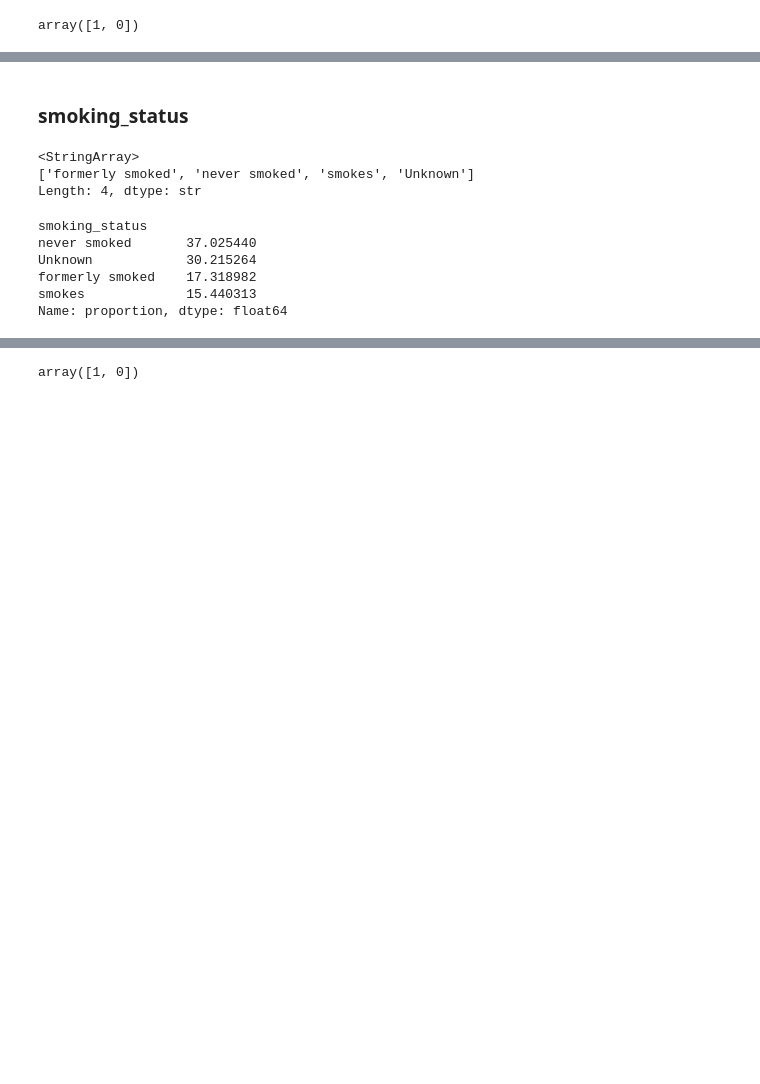
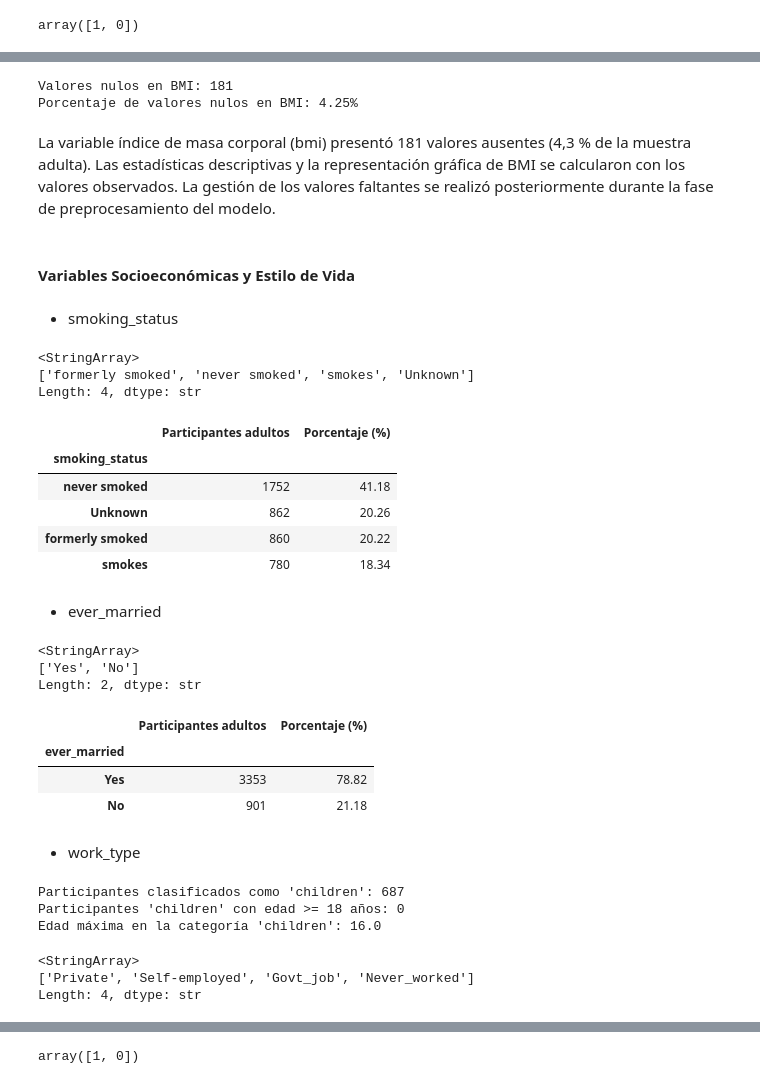
Before and after one commit to raquelmartinrodriguez/prediccion_ocurrencia_infarto_cerebral, a Jupyter notebook: prediccion_infarto_cerebral.ipynb, the cells around one changed output, grey strips where cells are left out. Cells and saved outputs as stored; diff of their text form; code cells hidden in the pictures; blank space fills up the shorter version.

```diff
--- a/prediccion_infarto_cerebral.ipynb
+++ b/prediccion_infarto_cerebral.ipynb
@@ -336,3 +316,18 @@ Valores nulos en BMI: 201 (3.93%)
+# %%
+# Presencia de valores nulos
+n_nulos_bmi = df_adultos["bmi"].isna().sum()
+pct_nulos_bmi = df_adultos["bmi"].isna().mean() * 100
+
+print(f"Valores nulos en BMI: {n_nulos_bmi}")
+print(f"Porcentaje de valores nulos en BMI: {pct_nulos_bmi:.2f}%")
+# %% [output]
+Valores nulos en BMI: 181
+Porcentaje de valores nulos en BMI: 4.25%
+# %% [markdown]
+La variable índice de masa corporal (bmi) presentó 181 valores ausentes (4,3 % de la muestra adulta). Las estadísticas descriptivas y la representación gráfica de BMI se calcularon con los valores observados. La gestión de los valores faltantes se realizó posteriormente durante la fase de preprocesamiento del modelo.
+# %% [markdown]
+<a id="variables-socioeconomicas"></a>
+#### <a id="seccion-1-1-3"></a>Variables Socioeconómicas y Estilo de Vida
 # %% [markdown]
-### smoking_status
+* smoking_status
 # %%
@@ -342,12 +337,25 @@ df["smoking_status"].unique()
 ['formerly smoked', 'never smoked', 'smokes', 'Unknown']
 Length: 4, dtype: str
 # %%
-# frecuencias relativas en porcentaje
-df["smoking_status"].value_counts(normalize=True) * 100
+#tabla de frecuencias
+tabla_smoking_status = pd.DataFrame({
+    "Participantes adultos": df_adultos["smoking_status"].value_counts(),
+    "Porcentaje (%)": (df_adultos["smoking_status"].value_counts(normalize=True) * 100).round(2)
+})
+
+tabla_smoking_status
 # %% [output]
-smoking_status
-never smoked       37.025440
-Unknown            30.215264
-formerly smoked    17.318982
-smokes             15.440313
-Name: proportion, dtype: float64
+|  | Participantes adultos | Porcentaje (%) |
+| smoking_status |  |  |
+| never smoked | 1752 | 41.18 |
+| Unknown | 862 | 20.26 |
+| formerly smoked | 860 | 20.22 |
+| smokes | 780 | 18.34 |
+# %% [markdown]
+* ever_married
+# %%
+df_adultos["ever_married"].unique()
+# %% [output]
+<StringArray>
+['Yes', 'No']
+Length: 2, dtype: str
@@ -353,0 +365,34 @@ Name: proportion, dtype: float64
+# %%
+#tabla de frecuencias
+tabla_ever_married = pd.DataFrame({
+    "Participantes adultos": df_adultos["ever_married"].value_counts(),
+    "Porcentaje (%)": (df_adultos["ever_married"].value_counts(normalize=True) * 100).round(2)
+})
+
+tabla_ever_married
+# %% [output]
+|  | Participantes adultos | Porcentaje (%) |
+| ever_married |  |  |
+| Yes | 3353 | 78.82 |
+| No | 901 | 21.18 |
+# %% [markdown]
+* work_type
+# %%
+# comprobamos que en el dataset original no hay adultos clasificados como "children"
+n_children = (df["work_type"] == "children").sum()
+n_children_mayores_18 = ((df["work_type"] == "children") & (df["age"] >= 18)).sum()
+
+print(f"Participantes clasificados como 'children': {n_children}")
+print(f"Participantes 'children' con edad >= 18 años: {n_children_mayores_18}")
+print(f"Edad máxima en la categoría 'children': {df.loc[df['work_type'] == 'children', 'age'].max()}")
+# %% [output]
+Participantes clasificados como 'children': 687
+Participantes 'children' con edad >= 18 años: 0
+Edad máxima en la categoría 'children': 16.0
+# %%
+#comprobamos que en el dataset de adultos no hay categoría "children"
+df_adultos["work_type"].unique()
+# %% [output]
+<StringArray>
+['Private', 'Self-employed', 'Govt_job', 'Never_worked']
+Length: 4, dtype: str
```
Also changed, not shown: parts of 67 cells of this notebook, 1 other file.
